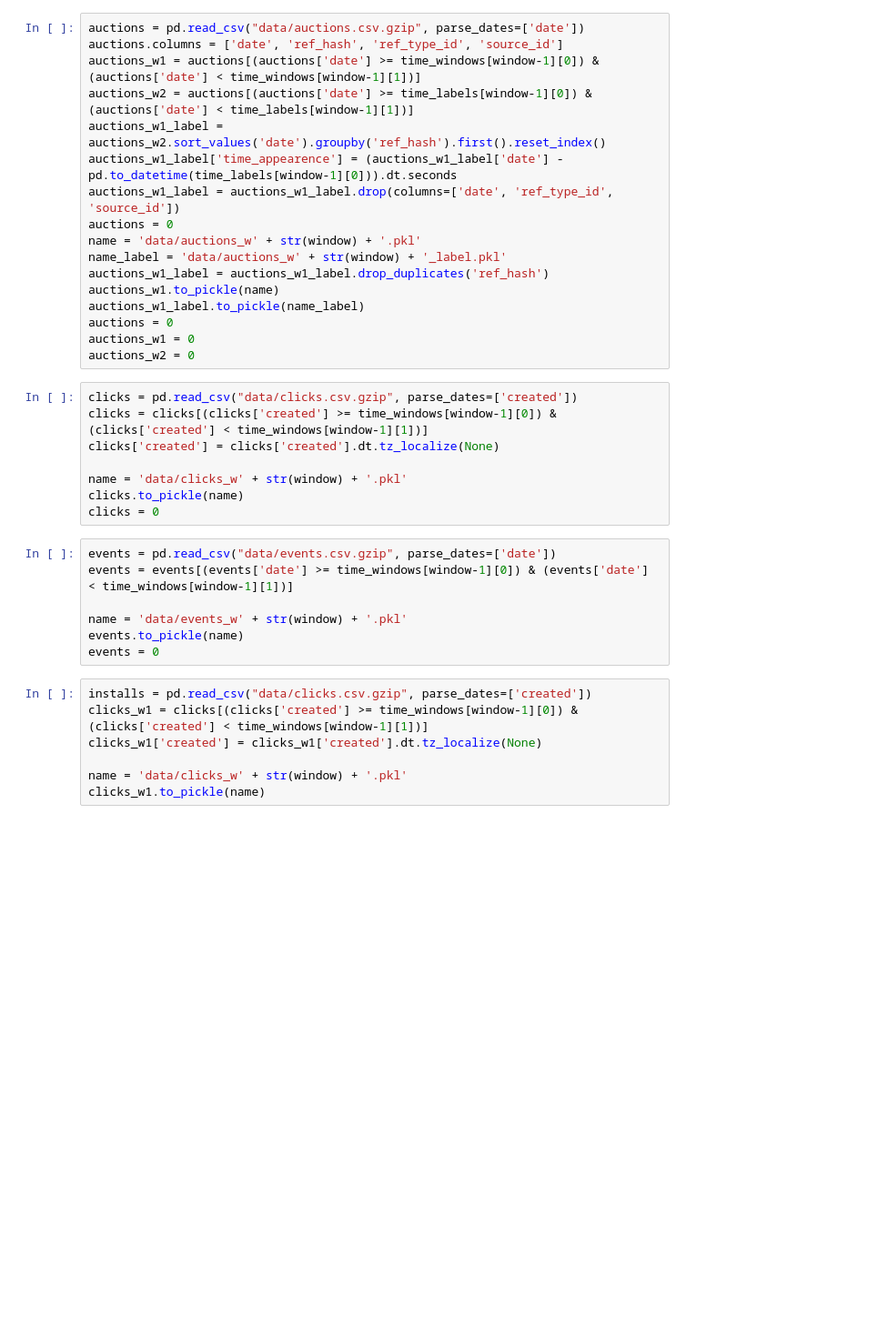
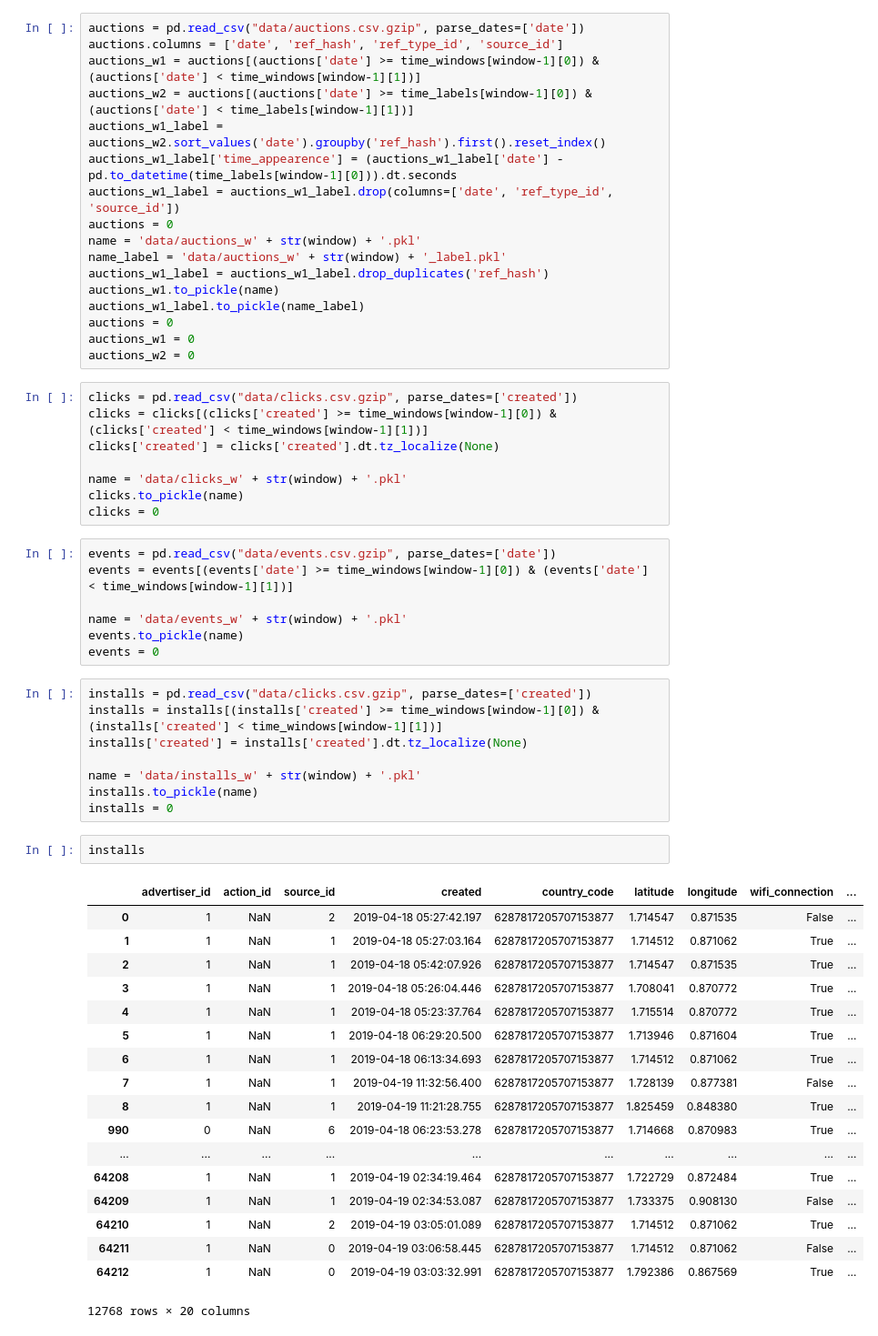
Before and after one commit to Elianagam/orgaDatosTp2, a Jupyter notebook: armadoVentanas.ipynb, the cells around one changed output. Shown: that part at 91% size. Saved outputs shown, nothing was run; the diff lists cells and outputs as text; blank space fills up the shorter version.

```diff
--- a/armadoVentanas.ipynb
+++ b/armadoVentanas.ipynb
@@ -44,8 +53,30 @@ events.to_pickle(name)
 events = 0
 # %%
 installs = pd.read_csv("data/clicks.csv.gzip", parse_dates=['created'])
-clicks_w1 = clicks[(clicks['created'] >= time_windows[window-1][0]) & (clicks['created'] < time_windows[window-1][1])]
-clicks_w1['created'] = clicks_w1['created'].dt.tz_localize(None)
+installs = installs[(installs['created'] >= time_windows[window-1][0]) & (installs['created'] < time_windows[window-1][1])]
+installs['created'] = installs['created'].dt.tz_localize(None)
 
-name = 'data/clicks_w' + str(window) + '.pkl'
-clicks_w1.to_pickle(name)
+name = 'data/installs_w' + str(window) + '.pkl'
+installs.to_pickle(name)
+installs = 0
+# %%
+installs
+# %% [output]
+|  | advertiser_id | action_id | source_id | created | country_code | latitude | longitude | wifi_connection | ... |
+| 0 | 1 | NaN | 2 | 2019-04-18 05:27:42.197 | 6287817205707153877 | 1.714547 | 0.871535 | False | ... |
+| 1 | 1 | NaN | 1 | 2019-04-18 05:27:03.164 | 6287817205707153877 | 1.714512 | 0.871062 | True | ... |
+| 2 | 1 | NaN | 1 | 2019-04-18 05:42:07.926 | 6287817205707153877 | 1.714547 | 0.871535 | True | ... |
+| 3 | 1 | NaN | 1 | 2019-04-18 05:26:04.446 | 6287817205707153877 | 1.708041 | 0.870772 | True | ... |
+| 4 | 1 | NaN | 1 | 2019-04-18 05:23:37.764 | 6287817205707153877 | 1.715514 | 0.870772 | True | ... |
+| 5 | 1 | NaN | 1 | 2019-04-18 06:29:20.500 | 6287817205707153877 | 1.713946 | 0.871604 | True | ... |
+| 6 | 1 | NaN | 1 | 2019-04-18 06:13:34.693 | 6287817205707153877 | 1.714512 | 0.871062 | True | ... |
+| 7 | 1 | NaN | 1 | 2019-04-19 11:32:56.400 | 6287817205707153877 | 1.728139 | 0.877381 | False | ... |
+| 8 | 1 | NaN | 1 | 2019-04-19 11:21:28.755 | 6287817205707153877 | 1.825459 | 0.848380 | True | ... |
+| 990 | 0 | NaN | 6 | 2019-04-18 06:23:53.278 | 6287817205707153877 | 1.714668 | 0.870983 | True | ... |
+| ... | ... | ... | ... | ... | ... | ... | ... | ... | ... |
+| 64208 | 1 | NaN | 1 | 2019-04-19 02:34:19.464 | 6287817205707153877 | 1.722729 | 0.872484 | True | ... |
+| 64209 | 1 | NaN | 1 | 2019-04-19 02:34:53.087 | 6287817205707153877 | 1.733375 | 0.908130 | False | ... |
+| 64210 | 1 | NaN | 2 | 2019-04-19 03:05:01.089 | 6287817205707153877 | 1.714512 | 0.871062 | True | ... |
+| 64211 | 1 | NaN | 0 | 2019-04-19 03:06:58.445 | 6287817205707153877 | 1.714512 | 0.871062 | False | ... |
+| 64212 | 1 | NaN | 0 | 2019-04-19 03:03:32.991 | 6287817205707153877 | 1.792386 | 0.867569 | True | ... |
+12768 rows × 20 columns
```
Also changed, not shown: parts of 3 cells of this notebook, 3 other files.
